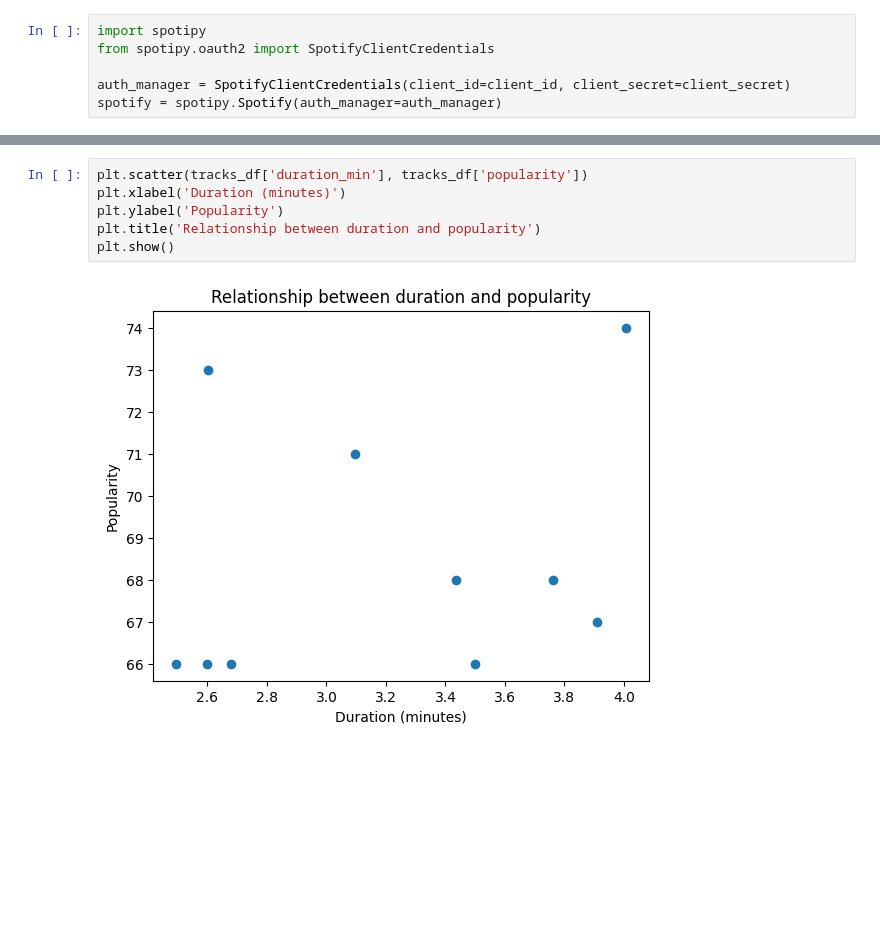
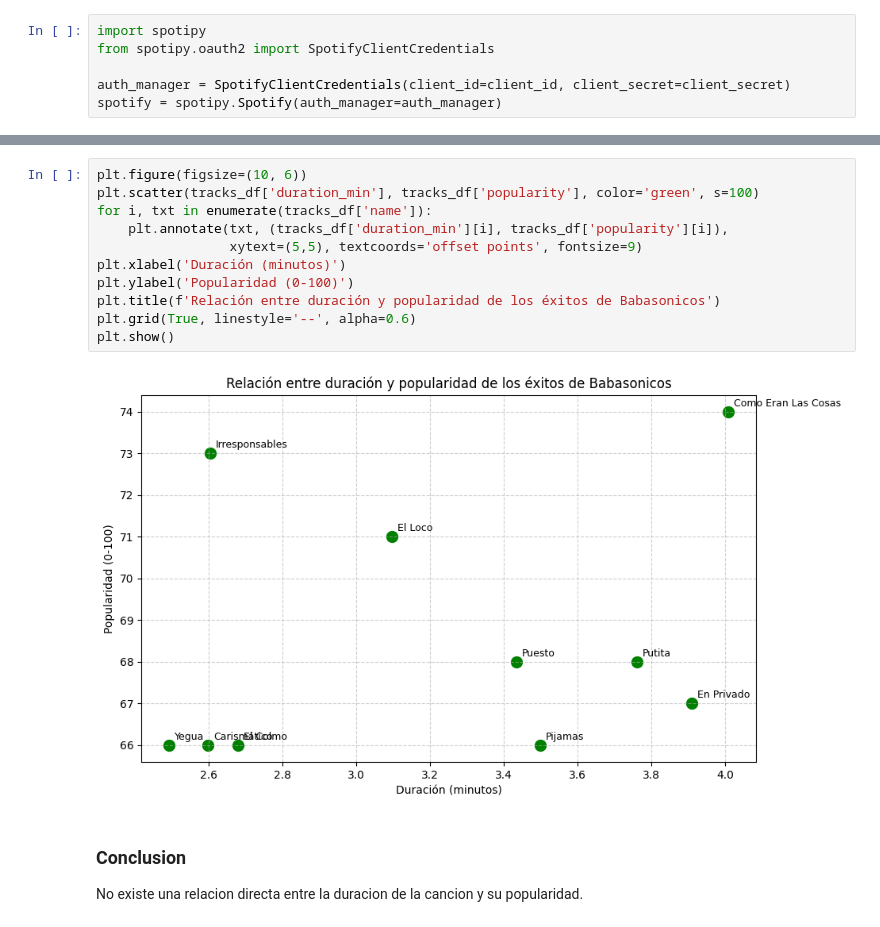
Before and after one commit to LeandroR093/interacting-with-api-python-project-tutorial, a Jupyter notebook: src/explore.ipynb, the cells around one changed output, grey strips where cells are left out. Saved outputs shown, nothing was run; the diff lists cells and outputs as text; blank space fills up the shorter version.

```diff
--- a/src/explore.ipynb
+++ b/src/explore.ipynb
@@ -62,8 +81,16 @@ NameError: name 'canciones' is not defined
-# %%
-plt.scatter(tracks_df['duration_min'], tracks_df['popularity'])
-plt.xlabel('Duration (minutes)')
-plt.ylabel('Popularity')
-plt.title('Relationship between duration and popularity')
-plt.show()
-# %% [output]
-[figure, removed]
+# %%
+plt.figure(figsize=(10, 6))
+plt.scatter(tracks_df['duration_min'], tracks_df['popularity'], color='green', s=100)
+for i, txt in enumerate(tracks_df['name']):
+    plt.annotate(txt, (tracks_df['duration_min'][i], tracks_df['popularity'][i]),
+                 xytext=(5,5), textcoords='offset points', fontsize=9)
+plt.xlabel('Duración (minutos)')
+plt.ylabel('Popularidad (0-100)')
+plt.title(f'Relación entre duración y popularidad de los éxitos de Babasonicos')
+plt.grid(True, linestyle='--', alpha=0.6)
+plt.show()
+# %% [output]
+[figure, added]
+# %% [markdown]
+### Conclusion
+No existe una relacion directa entre la duracion de la cancion y su popularidad.
```
Also changed, not shown: parts of 5 cells of this notebook, 1 other file.
